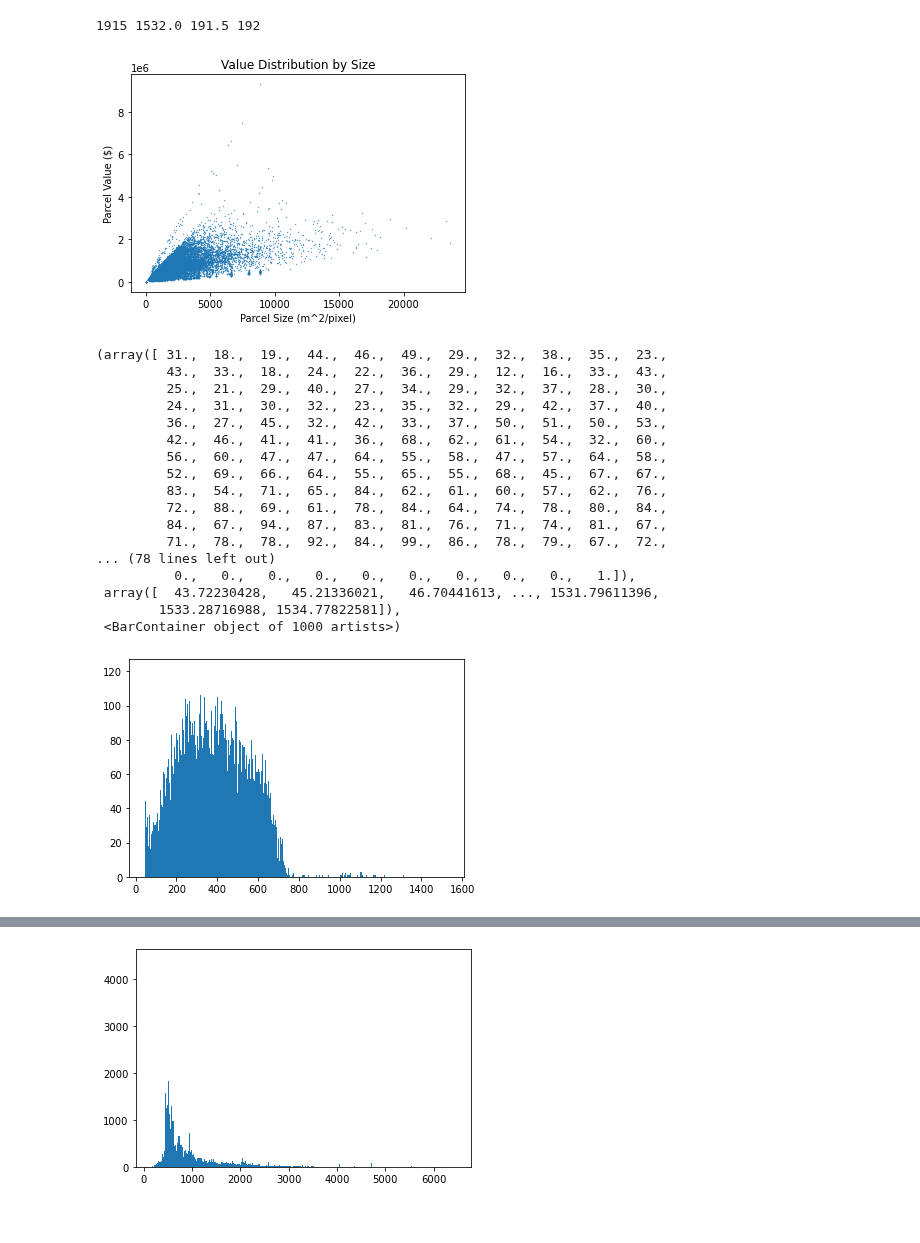
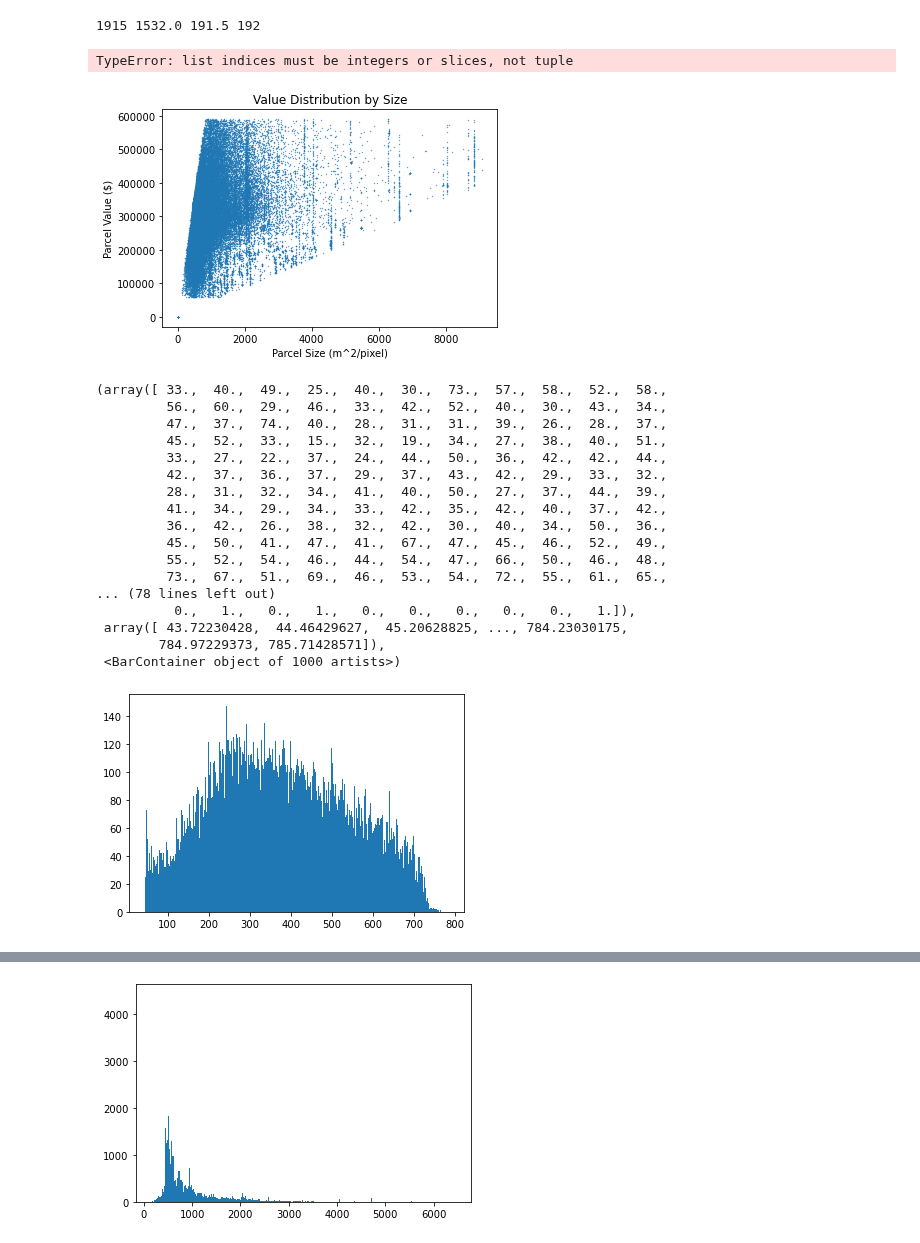
Before and after one commit to mvrl/disaggregation, a Jupyter notebook: aggregation/counting.ipynb, the cells around one changed output, grey strips where cells are left out. Drawn from its saved outputs; the diff is of its cells as text; code cells hidden in the pictures.

Commit message:
Combined experiments done.

```diff
--- a/aggregation/counting.ipynb
+++ b/aggregation/counting.ipynb
@@ -3,7 +3,7 @@ import util
 from tqdm import tqdm
 import numpy as np
 
-train_loader, val_loader, test_loader = util.make_loaders(batch_size = 1, mode = 'test', sample_mode='combine')
+train_loader, val_loader, test_loader = util.make_loaders(batch_size = 1, mode = 'test', sample_mode='')
 
 pixel_counts = []
 values = []
@@ -19,6 +19,29 @@ for sample in train_loader:
     for value in sample['values'][0]:
         values.append(value)
 
+for sample in test_loader:
+    #image_count+=1
+    #parcel_counts = np.append(parcel_counts, len(sample['masks']))
+    #print(sample['masks'].shape)
+    #print(sample['values'].shape)
+
+
+    for mask in sample['masks'][0]:
+        pixel_counts.append(np.count_nonzero(mask))
+    for value in sample['values'][0]:
+        values.append(value)
+
+for sample in val_loader:
+    #image_count+=1
+    #parcel_counts = np.append(parcel_counts, len(sample['masks']))
+    #print(sample['masks'].shape)
+    #print(sample['values'].shape)
+
+
+    for mask in sample['masks'][0]:
+        pixel_counts.append(np.count_nonzero(mask))
+    for value in sample['values'][0]:
+        values.append(value)
 
 
 #print(image_count)
@@ -27,52 +50,57 @@ for sample in train_loader:
 #print(np.mean(values))
 # %% [output]
 1915 1532.0 191.5 192
+TypeError: list indices must be integers or slices, not tuple
 # %%
 import matplotlib.pyplot as plt
 import pandas as pd
 #import seaborn as sns
 
 #vals = pd.DataFrame(np.array(values))
 vals = np.array(values)
 sizes = np.array(pixel_counts)
+
+indices = np.nonzero(values)
+vals = np.array(vals)[indices]
+sizes = np.array(sizes)[indices]
 
 plt.scatter(sizes,vals, s=0.1)
 plt.title("Value Distribution by Size")
 plt.xlabel('Parcel Size (m^2/pixel)')
 plt.ylabel('Parcel Value ($)')
 #plt.set_xlim(0,500000)
 #plt.set_ylim(0,500000)
 plt.savefig('/u/amo-d0/grad/cgar/Projects/disaggregation/Plots/value_dist.jpg')
 plt.show()
 
 ratio = np.divide(vals,sizes)
 plt.hist(ratio, bins=1000)
 
 #ax = sns.kdeplot(x = vals, y = sizes,
 #     fill= True, thresh=0, levels =10,cmap="mako")
 #ax.set(xlabel = "True Values", ylabel = "Estimated Value", title= "Prediction Density Plot")
 #plt.savefig(density_pth)
 #plt.show()
 # %% [output]
-[figure, old version]
+[figure, new version]
-(array([ 31.,  18.,  19.,  44.,  46.,  49.,  29.,  32.,  38.,  35.,  23.,
-         43.,  33.,  18.,  24.,  22.,  36.,  29.,  12.,  16.,  33.,  43.,
-         25.,  21.,  29.,  40.,  27.,  34.,  29.,  32.,  37.,  28.,  30.,
-         24.,  31.,  30.,  32.,  23.,  35.,  32.,  29.,  42.,  37.,  40.,
-         36.,  27.,  45.,  32.,  42.,  33.,  37.,  50.,  51.,  50.,  53.,
-         42.,  46.,  41.,  41.,  36.,  68.,  62.,  61.,  54.,  32.,  60.,
-         56.,  60.,  47.,  47.,  64.,  55.,  58.,  47.,  57.,  64.,  58.,
-         52.,  69.,  66.,  64.,  55.,  65.,  55.,  68.,  45.,  67.,  67.,
-         83.,  54.,  71.,  65.,  84.,  62.,  61.,  60.,  57.,  62.,  76.,
-         72.,  88.,  69.,  61.,  78.,  84.,  64.,  74.,  78.,  80.,  84.,
-         84.,  67.,  94.,  87.,  83.,  81.,  76.,  71.,  74.,  81.,  67.,
-         71.,  78.,  78.,  92.,  84.,  99.,  86.,  78.,  79.,  67.,  72.,
+(array([ 33.,  40.,  49.,  25.,  40.,  30.,  73.,  57.,  58.,  52.,  58.,
+         56.,  60.,  29.,  46.,  33.,  42.,  52.,  40.,  30.,  43.,  34.,
+         47.,  37.,  74.,  40.,  28.,  31.,  31.,  39.,  26.,  28.,  37.,
+         45.,  52.,  33.,  15.,  32.,  19.,  34.,  27.,  38.,  40.,  51.,
+         33.,  27.,  22.,  37.,  24.,  44.,  50.,  36.,  42.,  42.,  44.,
+         42.,  37.,  36.,  37.,  29.,  37.,  43.,  42.,  29.,  33.,  32.,
+         28.,  31.,  32.,  34.,  41.,  40.,  50.,  27.,  37.,  44.,  39.,
+         41.,  34.,  29.,  34.,  33.,  42.,  35.,  42.,  40.,  37.,  42.,
+         36.,  42.,  26.,  38.,  32.,  42.,  30.,  40.,  34.,  50.,  36.,
+         45.,  50.,  41.,  47.,  41.,  67.,  47.,  45.,  46.,  52.,  49.,
+         55.,  52.,  54.,  46.,  44.,  54.,  47.,  66.,  50.,  46.,  48.,
+         73.,  67.,  51.,  69.,  46.,  53.,  54.,  72.,  55.,  61.,  65.,
 ... (78 lines left out)
-          0.,   0.,   0.,   0.,   0.,   0.,   0.,   0.,   0.,   1.]),
- array([  43.72230428,   45.21336021,   46.70441613, ..., 1531.79611396,
-        1533.28716988, 1534.77822581]),
+          0.,   1.,   0.,   1.,   0.,   0.,   0.,   0.,   0.,   1.]),
+ array([ 43.72230428,  44.46429627,  45.20628825, ..., 784.23030175,
+        784.97229373, 785.71428571]),
  <BarContainer object of 1000 artists>)
-[figure, old version]
+[figure, new version]
 # %%
 avg = vals/sizes
 avg.mean()
```
Also changed, not shown: parts of 2 cells of this notebook, 8 other files.
